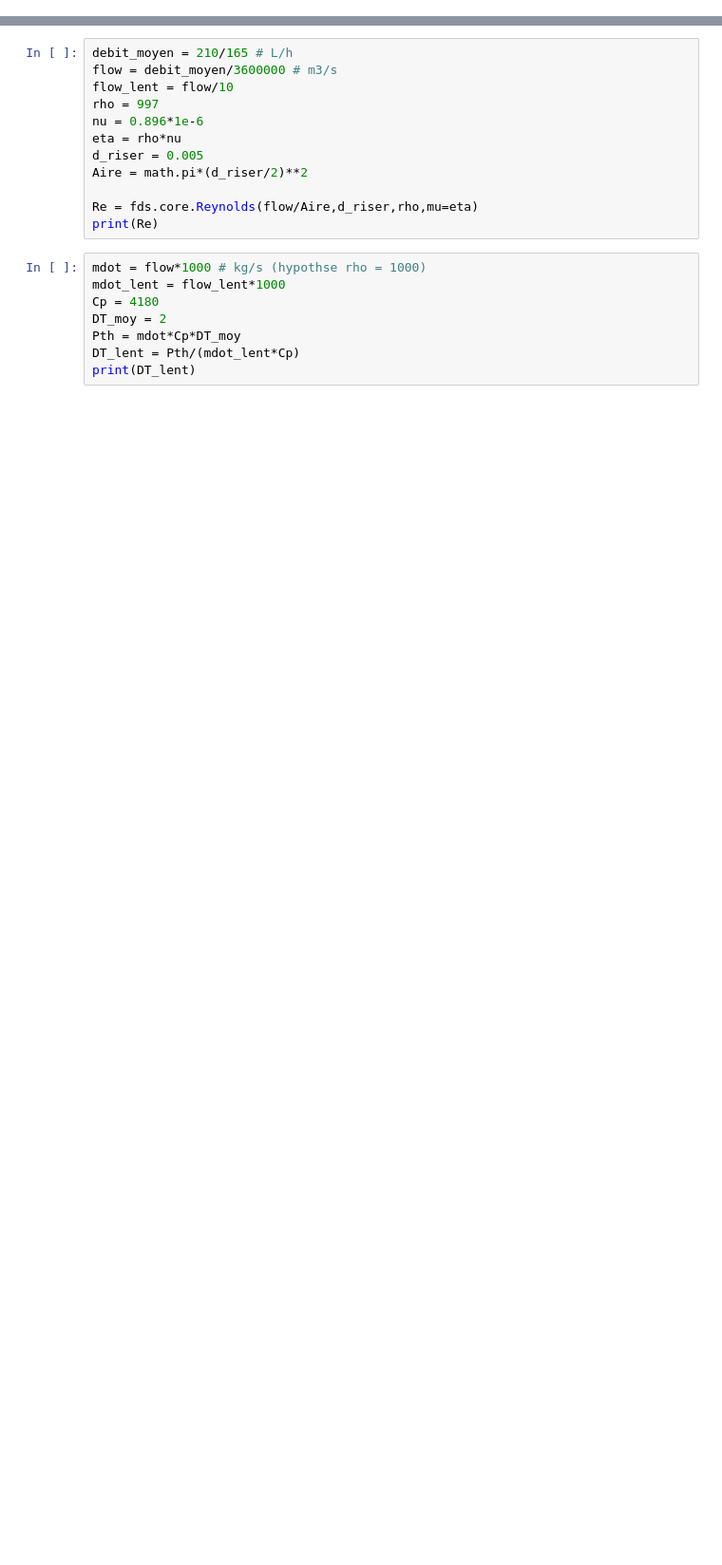
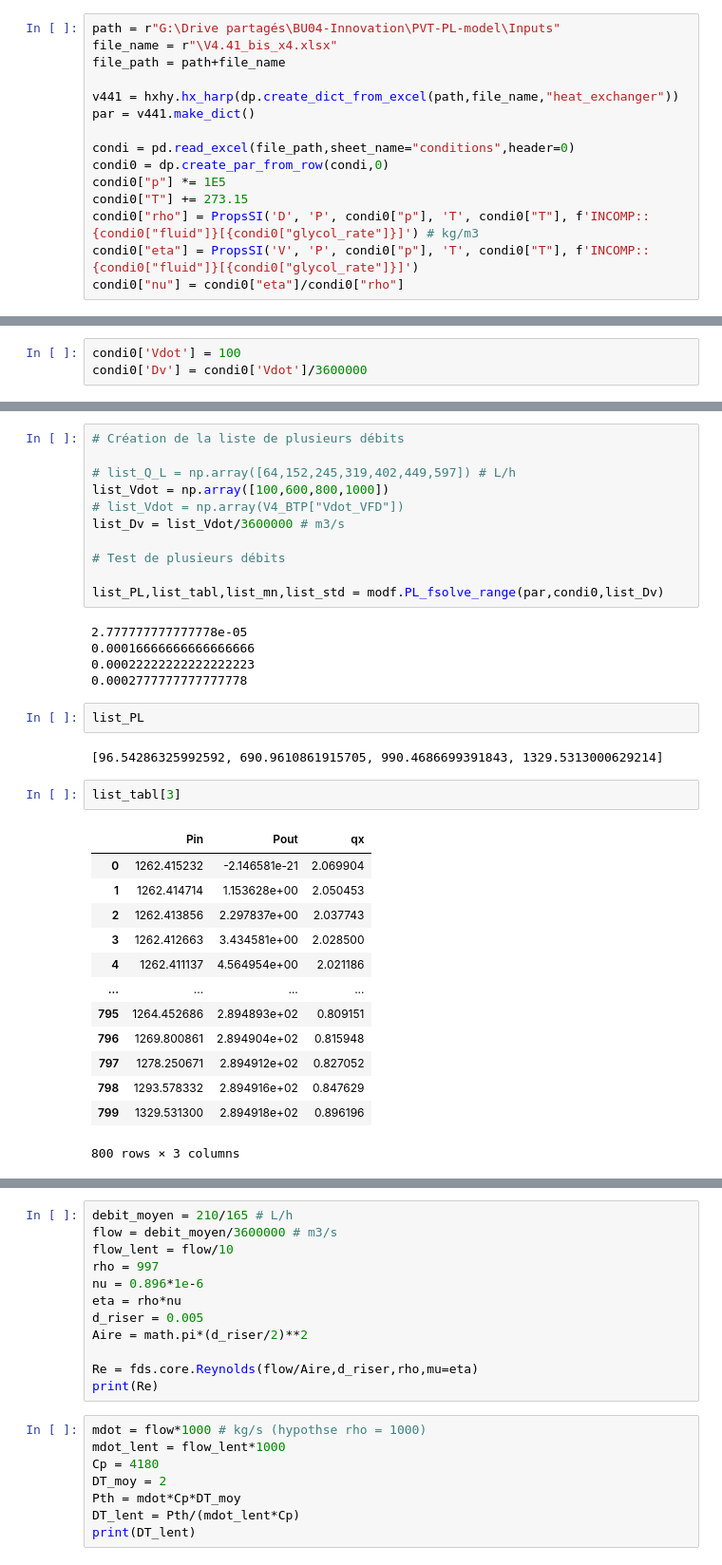
Before and after one commit to valentindelachaux/parallel-flow-distribution-pressure-loss, a Jupyter notebook: main.ipynb, the cells around one changed output, grey strips where cells are left out. Shown at 95% size. Drawn from its saved outputs; the diff is of its cells as text; blank space fills up the shorter version.

```diff
--- a/main.ipynb
+++ b/main.ipynb
@@ -25,0 +34,15 @@ print(deb)
+# %%
+path = r"G:\Drive partagés\BU04-Innovation\PVT-PL-model\Inputs"
+file_name = r"\V4.41_bis_x4.xlsx"
+file_path = path+file_name
+
+v441 = hxhy.hx_harp(dp.create_dict_from_excel(path,file_name,"heat_exchanger"))
+par = v441.make_dict()
+
+condi = pd.read_excel(file_path,sheet_name="conditions",header=0)
+condi0 = dp.create_par_from_row(condi,0)
+condi0["p"] *= 1E5
+condi0["T"] += 273.15
+condi0["rho"] = PropsSI('D', 'P', condi0["p"], 'T', condi0["T"], f'INCOMP::{condi0["fluid"]}[{condi0["glycol_rate"]}]') # kg/m3
+condi0["eta"] = PropsSI('V', 'P', condi0["p"], 'T', condi0["T"], f'INCOMP::{condi0["fluid"]}[{condi0["glycol_rate"]}]')
+condi0["nu"] = condi0["eta"]/condi0["rho"]
@@ -25,0 +69,3 @@ print(deb)
+# %%
+condi0['Vdot'] = 100
+condi0['Dv'] = condi0['Vdot']/3600000
@@ -25,0 +75,36 @@ print(deb)
+# %%
+# Création de la liste de plusieurs débits
+
+# list_Q_L = np.array([64,152,245,319,402,449,597]) # L/h
+list_Vdot = np.array([100,600,800,1000])
+# list_Vdot = np.array(V4_BTP["Vdot_VFD"])
+list_Dv = list_Vdot/3600000 # m3/s
+
+# Test de plusieurs débits
+
+list_PL,list_tabl,list_mn,list_std = modf.PL_fsolve_range(par,condi0,list_Dv)
+# %% [output]
+2.777777777777778e-05
+0.00016666666666666666
+0.00022222222222222223
+0.0002777777777777778
+# %%
+list_PL
+# %% [output]
+[96.54286325992592, 690.9610861915705, 990.4686699391843, 1329.5313000629214]
+# %%
+list_tabl[3]
+# %% [output]
+|  | Pin | Pout | qx |
+| 0 | 1262.415232 | -2.146581e-21 | 2.069904 |
+| 1 | 1262.414714 | 1.153628e+00 | 2.050453 |
+| 2 | 1262.413856 | 2.297837e+00 | 2.037743 |
+| 3 | 1262.412663 | 3.434581e+00 | 2.028500 |
+| 4 | 1262.411137 | 4.564954e+00 | 2.021186 |
+| ... | ... | ... | ... |
+| 795 | 1264.452686 | 2.894893e+02 | 0.809151 |
+| 796 | 1269.800861 | 2.894904e+02 | 0.815948 |
+| 797 | 1278.250671 | 2.894912e+02 | 0.827052 |
+| 798 | 1293.578332 | 2.894916e+02 | 0.847629 |
+| 799 | 1329.531300 | 2.894918e+02 | 0.896196 |
+800 rows × 3 columns
```
Also changed, not shown: parts of 89 cells of this notebook, 13 other files.
